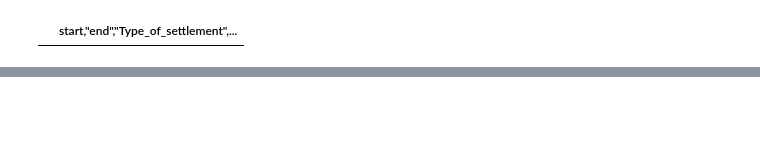
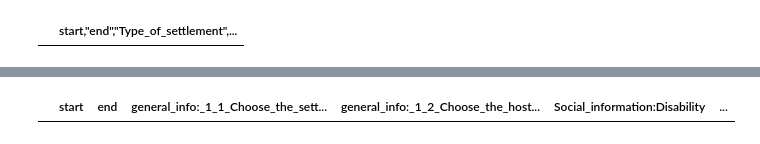
Before and after one commit to guillermosanchezg/NAUTIA, a Jupyter notebook: DesarrolloPy/Muestra_CSV.ipynb, the cells around one changed output, grey strips where cells are left out. Saved outputs shown, nothing was run; the diff lists cells and outputs as text; code cells hidden in the pictures; blank space fills up the shorter version.

```diff
--- a/DesarrolloPy/Muestra_CSV.ipynb
+++ b/DesarrolloPy/Muestra_CSV.ipynb
@@ -52,2 +52,8 @@ data_LocalLeader
 # %% [output]
 |  | start | end | General:gender | General:settlement | General:Name_host_community | Settlement_security:secur_committees | ... |
+# %%
+data_General = pd.read_csv("C:/Users/guill/Documents/Universidad/PlataformaRefugiados/NAUTIA/DesarrolloPy/DataSetOriginales/NAUTIA_1_0_General_form_v3_results.csv",sep = ",")
+# %%
+data_General.head(10)
+# %% [output]
+|  | start | end | general_info:_1_1_Choose_the_sett... | general_info:_1_2_Choose_the_host... | Social_information:Disability | ... |
```
Also changed, not shown: parts of 9 cells of this notebook, 3 other files.
